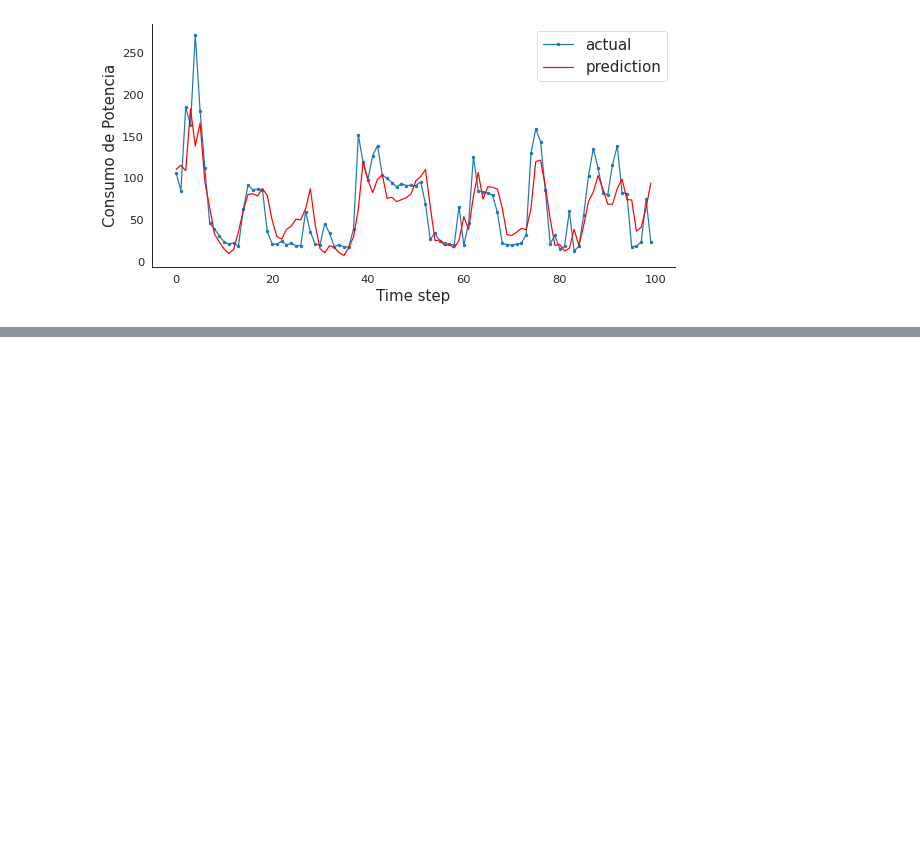
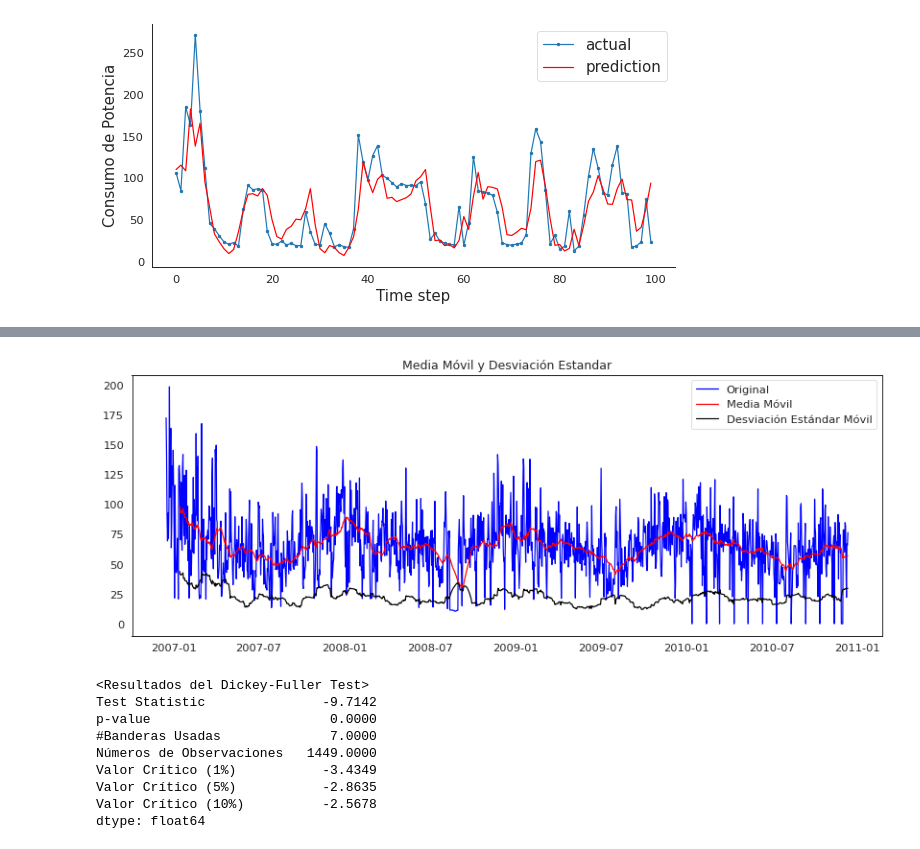
Before and after one commit to XLDiaz/MLearning_HEConsumption, a Jupyter notebook: HEConsumption_Forecasting_Models.ipynb, the cells around one changed output, grey strips where cells are left out. Drawn from its saved outputs; the diff is of its cells as text; code cells hidden in the pictures; blank space fills up the shorter version.

```diff
--- a/HEConsumption_Forecasting_Models.ipynb
+++ b/HEConsumption_Forecasting_Models.ipynb
@@ -35,8 +22,8 @@ df = pd.read_csv("/content/drive/MyDrive/XLDiaz/MLearning_HEConsumption/Data/HEC
 df=df.loc[:,['Fecha','Potencia_Activa']]
 df['Fecha'] = pd.to_datetime(df['Fecha'])
 df.set_index('Fecha',inplace=True)
-df = df.resample('H').sum()
-df.head()
+df1 = df.resample('H').sum()
+df1.head()
 # %% [output]
 |  | Potencia_Activa |
 | Fecha |  |
@@ -213,0 +246,36 @@ plt.show();
+# %%
+df=df.resample('D').mean()
+
+def test_stationarity(timeseries):
+    rolmean = timeseries.rolling(window=30).mean()
+    rolstd = timeseries.rolling(window=30).std()
+
+    plt.figure(figsize=(14,5))
+    sns.despine(left=True)
+    orig = plt.plot(timeseries, color='blue',label='Original')
+    mean = plt.plot(rolmean, color='red', label='Media Móvil')
+    std = plt.plot(rolstd, color='black', label = 'Desviación Estándar Móvil')
+
+    plt.legend(loc='best'); plt.title('Media Móvil y Desviación Estandar')
+    plt.show()
+
+    print ('<Resultados del Dickey-Fuller Test>')
+    dftest = adfuller(timeseries, autolag='AIC')
+    dfoutput = pd.Series(dftest[0:4],
+                         index=['Test Statistic','p-value','#Banderas Usadas','Números de Observaciones'])
+    for key,value in dftest[4].items():
+        dfoutput['Valor Crítico (%s)'%key] = value
+    print(dfoutput)
+# %%
+test_stationarity(df.Potencia_Activa.dropna())
+# %% [output]
+[figure, added]
+<Resultados del Dickey-Fuller Test>
+Test Statistic               -9.7142
+p-value                       0.0000
+#Banderas Usadas              7.0000
+Números de Observaciones   1449.0000
+Valor Crítico (1%)           -3.4349
+Valor Crítico (5%)           -2.8635
+Valor Crítico (10%)          -2.5678
+dtype: float64
```
Also changed, not shown: parts of 10 cells of this notebook.
